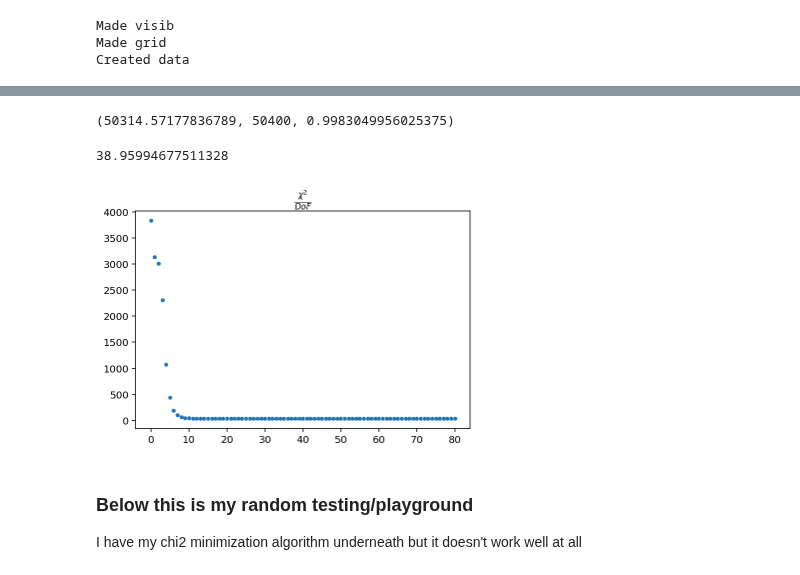
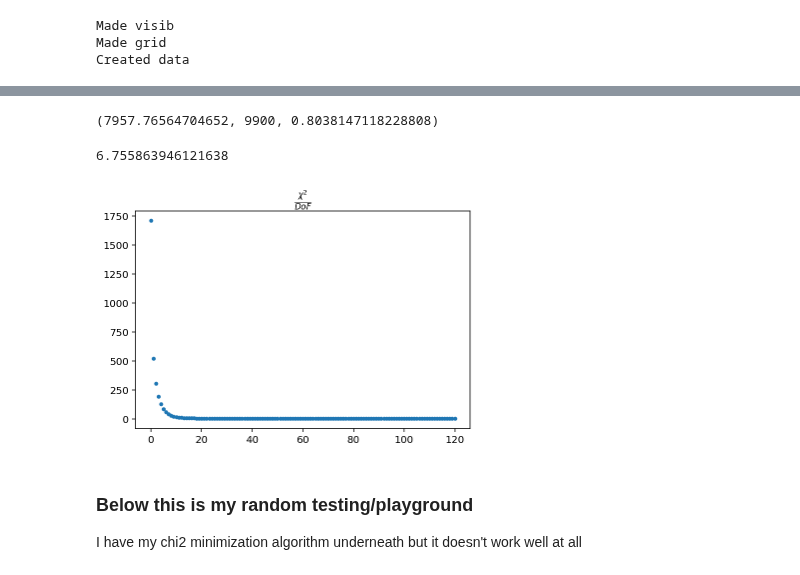
Before and after one commit to pecom/red-calibration, a Jupyter notebook: RealArrayTests.ipynb, the cells around one changed output, grey strips where cells are left out. Drawn from its saved outputs; the diff is of its cells as text; code cells hidden in the pictures.

Commit message:
fixed linear solver and outline of new chimin routine

```diff
--- a/RealArrayTests.ipynb
+++ b/RealArrayTests.ipynb
@@ -384,13 +379,12 @@ array([[0.375 +0.j, 0.6875+0.j, 0.25  +0.j],
 # %%
-Nside = 15
+Nside = 10
 Nant = Nside * Nside
 Nbase = get_num_baselines(Nside)
 # gains_true = make_gains(Nside)
-gains_true = np.ones(Nant, dtype=np.complex128)
+gains_true = np.random.normal(0,1,(Nant, 2)).view(dtype=np.complex128).flatten()
 # vis_true, data, ant_i, ant_j, visndx, ndx2base, base2ndx = make_data(Nsmide, gains_true)
 weighted_beam = get_weighted_array(1, 3)
-beam_gains = rand_phases(Nant)
-beams = np.array([get_weighted_array(.8, 3, 8)*np.exp(1j*beam_gains[i]) for i in range(Nant)])
+beams = np.array([get_weighted_array(1, 3, 8) for i in range(Nant)])
 vis_true, data, ant_i, ant_j, visndx, datandx, n2b, b2n, n2t, t2n, tl_grid = make_data_grid(Nside, gains_true, beams, noise=0.1)
 flatndx = vector_b2n(b2n, datandx)
 data_len = len(data)
@@ -427,18 +419,19 @@ ValueError: dimension mismatch
 # %%
+v_size = len(vis_true)
 comb_sol = map_sol[:v_size] + 1j*map_sol[v_size:]
 comb_model = flat_model(comb_sol, gains_true, beams, ant_i, ant_j, flatndx)
 gen_chi2(data, comb_model)
 # %% [output]
-(50314.57177836789, 50400, 0.9983049956025375)
+(7957.76564704652, 9900, 0.8038147118228808)
 # %%
-chiout = chimincal(400, data, beam_gains, bad_guess, ant_i, ant_j, visndx)
+chiout = chimincal(400, data, gains_true, bad_guess, ant_i, ant_j, visndx)
 
 plt.plot(np.array(chiout[2])/dof, '.');
 plt.title(r"$\frac{\chi^2}{DoF}$");
 print(chiout[2][-1]/dof)
 # %% [output]
-38.95994677511328
+6.755863946121638
-[figure, old version]
+[figure, new version]
 # %% [markdown]
 ### Below this is my random testing/playground <a name="playground"></a>
 I have my chi2 minimization algorithm underneath but it doesn't work well at all
```
Also changed, not shown: parts of 27 cells of this notebook.
